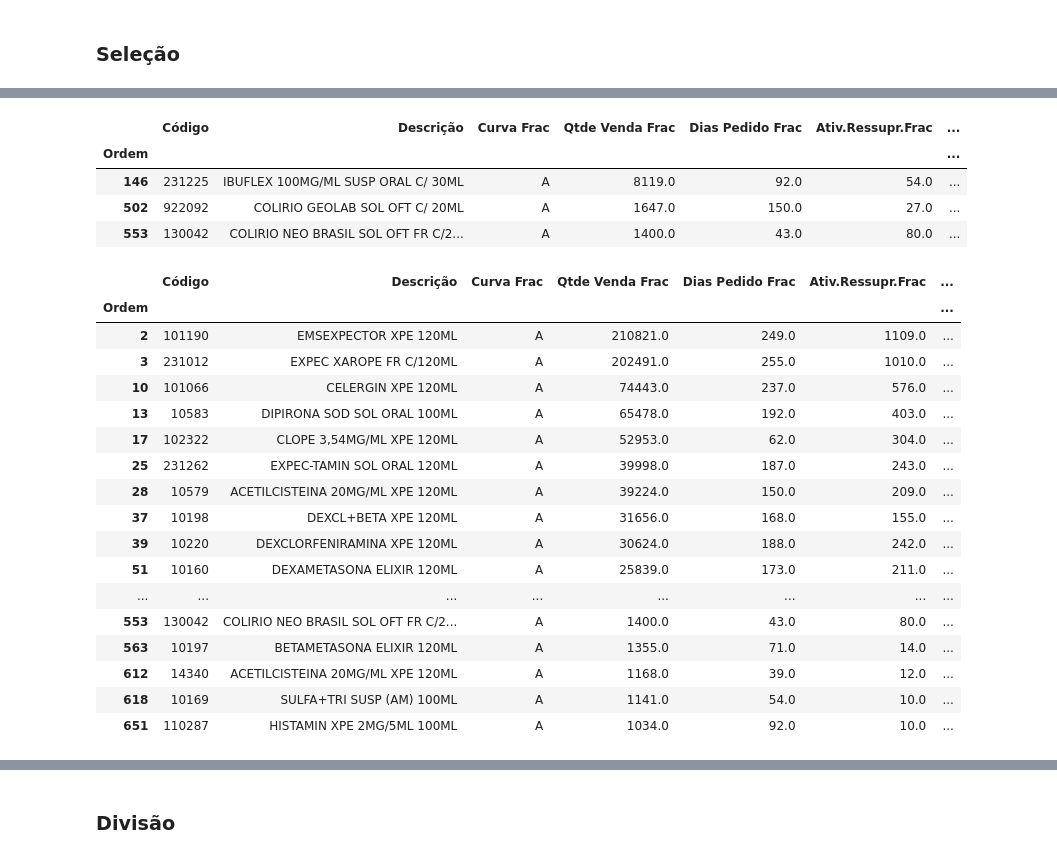
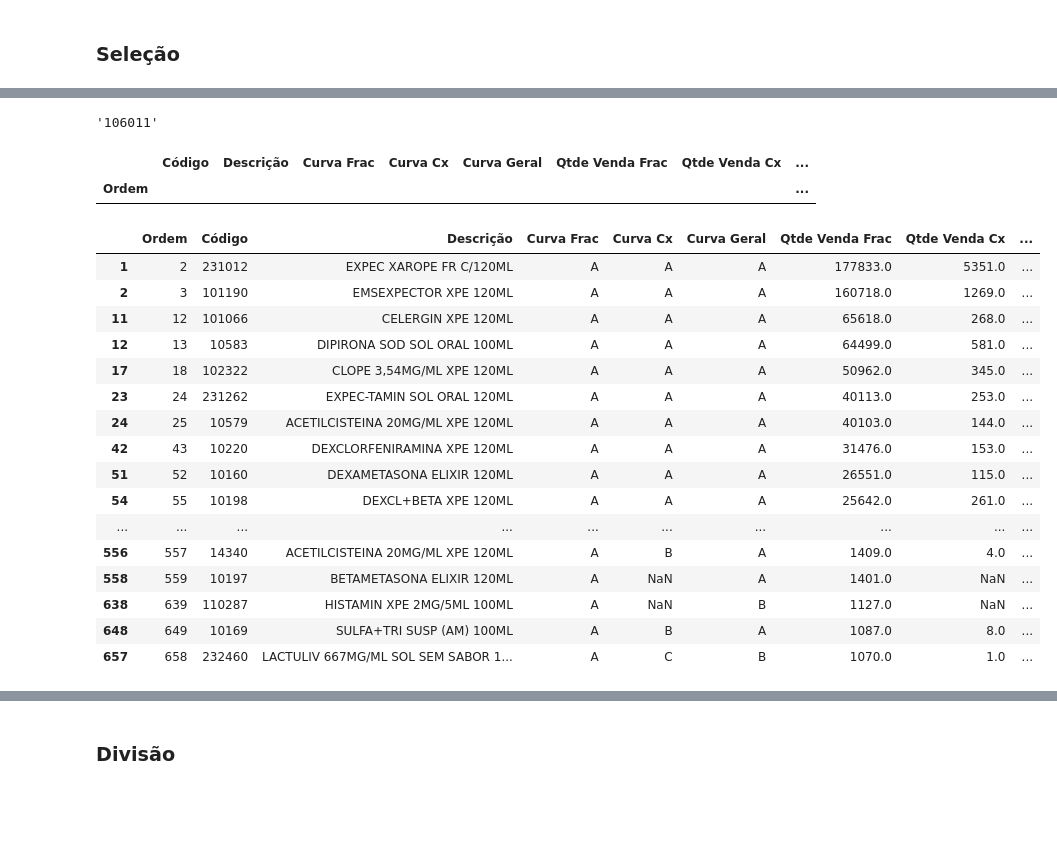
Before and after one commit to renandelamorena/Projeto_Curva_ABC, a Jupyter notebook: analise_curva_abc/divisao/divisao_saida_xpe.ipynb, the cells around one changed output, grey strips where cells are left out. Saved outputs shown, nothing was run; the diff lists cells and outputs as text; code cells hidden in the pictures; blank space fills up the shorter version.

Commit message:
verificando se o usuario que adicionar cod

```diff
--- a/analise_curva_abc/divisao/divisao_saida_xpe.ipynb
+++ b/analise_curva_abc/divisao/divisao_saida_xpe.ipynb
@@ -24,6 +26,6 @@ def refatorar_indece(df, nome_index):
 # %% [markdown]
 ## Xarope
 # %%
-curva_frac = pd.read_excel('dados_tratados/curva_abc_frac.xlsx')
-# curva_frac.set_index('Ordem', inplace = True)
+curva_frac = pd.read_excel(r'../../tratamento_curva_abc/dados_tratados/situacao_final.xlsx')
+curva_frac.set_index('Ordem', inplace = True)
 # %%
@@ -51,6 +95,11 @@ curva_frac.head(60)
+# %%
+adicionar_cod_xpe = input('Digite um código valido do item para adicionar ao filtro (Separado por vírgula):')
+adicionar_cod_xpe
+# %% [output]
+'106011'
 # %%
-adicionar_cod_xpe = [10411, 10410, 10122, 12217, 101051, 232465]
-retirar_cod_n_xpe = [231225, 922092, 130042]
+adicionar_cod_xpe = list = [input('Deseja adicionar algum item ao filtro?')]
+retirar_cod_n_xpe = []
 
 selecao_add_cod_xpe =   (curva_frac['Código'].isin(adicionar_cod_xpe)) & \
                         (curva_frac['Curva Frac'] == 'A')
@@ -58,39 +107,33 @@ selecao_retirar_cod_xpe = curva_frac['Código'].isin(retirar_cod_n_xpe)
 
 curva_frac[selecao_retirar_cod_xpe]
 # %% [output]
-|  | Código | Descrição | Curva Frac | Qtde Venda Frac | Dias Pedido Frac | Ativ.Ressupr.Frac | ... |
-| Ordem |  |  |  |  |  |  | ... |
-| 146 | 231225 | IBUFLEX 100MG/ML SUSP ORAL C/ 30ML | A | 8119.0 | 92.0 | 54.0 | ... |
-| 502 | 922092 | COLIRIO GEOLAB SOL OFT C/ 20ML | A | 1647.0 | 150.0 | 27.0 | ... |
-| 553 | 130042 | COLIRIO NEO BRASIL SOL OFT FR C/2... | A | 1400.0 | 43.0 | 80.0 | ... |
+|  | Código | Descrição | Curva Frac | Curva Cx | Curva Geral | Qtde Venda Frac | Qtde Venda Cx | ... |
+| Ordem |  |  |  |  |  |  |  | ... |
 # %%
- # curva A que contenha [emb = 60 e curva = A e (dec = xpe|susp|sol|elixir ou cod = selecionado previamente) e desc != 30 ml|30ml| 20ml|/20ml|2,5ml|15ml]
+# seleciona os produtos 'xaropes' onde foi observado que por padrão contem em sua desc 100 ou 120ml
 selecao_desc =  (curva_frac['Embal.'] == 60.0) & \
                 (curva_frac['Curva Frac'] == 'A') & \
-                (curva_frac['Descrição'].str.contains('xpe|susp|sol|elixir', case=False)) | \
-                (selecao_add_cod_xpe) & \
-                (~curva_frac['Descrição'].str.contains('30 ml|30ml| 30ml| 20ml|/20ml|2,5ml|15ml', case=False))
+                (curva_frac['Descrição'].str.contains('100ml|120ml|100 ml|120 ml', case=False)) | \
+                (selecao_add_cod_xpe)
 # %%
 xpe = curva_frac[selecao_desc]
-xpe
 # %% [output]
-|  | Código | Descrição | Curva Frac | Qtde Venda Frac | Dias Pedido Frac | Ativ.Ressupr.Frac | ... |
-| Ordem |  |  |  |  |  |  | ... |
-| 2 | 101190 | EMSEXPECTOR XPE 120ML | A | 210821.0 | 249.0 | 1109.0 | ... |
-| 3 | 231012 | EXPEC XAROPE FR C/120ML | A | 202491.0 | 255.0 | 1010.0 | ... |
-| 10 | 101066 | CELERGIN XPE 120ML | A | 74443.0 | 237.0 | 576.0 | ... |
-| 13 | 10583 | DIPIRONA SOD SOL ORAL 100ML | A | 65478.0 | 192.0 | 403.0 | ... |
-| 17 | 102322 | CLOPE 3,54MG/ML XPE 120ML | A | 52953.0 | 62.0 | 304.0 | ... |
-| 25 | 231262 | EXPEC-TAMIN SOL ORAL 120ML | A | 39998.0 | 187.0 | 243.0 | ... |
-| 28 | 10579 | ACETILCISTEINA 20MG/ML XPE 120ML | A | 39224.0 | 150.0 | 209.0 | ... |
-| 37 | 10198 | DEXCL+BETA XPE 120ML | A | 31656.0 | 168.0 | 155.0 | ... |
-| 39 | 10220 | DEXCLORFENIRAMINA XPE 120ML | A | 30624.0 | 188.0 | 242.0 | ... |
-| 51 | 10160 | DEXAMETASONA ELIXIR 120ML | A | 25839.0 | 173.0 | 211.0 | ... |
-| ... | ... | ... | ... | ... | ... | ... | ... |
-| 553 | 130042 | COLIRIO NEO BRASIL SOL OFT FR C/2... | A | 1400.0 | 43.0 | 80.0 | ... |
-| 563 | 10197 | BETAMETASONA ELIXIR 120ML | A | 1355.0 | 71.0 | 14.0 | ... |
-| 612 | 14340 | ACETILCISTEINA 20MG/ML XPE 120ML | A | 1168.0 | 39.0 | 12.0 | ... |
-| 618 | 10169 | SULFA+TRI SUSP (AM) 100ML | A | 1141.0 | 54.0 | 10.0 | ... |
-| 651 | 110287 | HISTAMIN XPE 2MG/5ML 100ML | A | 1034.0 | 92.0 | 10.0 | ... |
+|  | Ordem | Código | Descrição | Curva Frac | Curva Cx | Curva Geral | Qtde Venda Frac | Qtde Venda Cx | ... |
+| 1 | 2 | 231012 | EXPEC XAROPE FR C/120ML | A | A | A | 177833.0 | 5351.0 | ... |
+| 2 | 3 | 101190 | EMSEXPECTOR XPE 120ML | A | A | A | 160718.0 | 1269.0 | ... |
+| 11 | 12 | 101066 | CELERGIN XPE 120ML | A | A | A | 65618.0 | 268.0 | ... |
+| 12 | 13 | 10583 | DIPIRONA SOD SOL ORAL 100ML | A | A | A | 64499.0 | 581.0 | ... |
+| 17 | 18 | 102322 | CLOPE 3,54MG/ML XPE 120ML | A | A | A | 50962.0 | 345.0 | ... |
+| 23 | 24 | 231262 | EXPEC-TAMIN SOL ORAL 120ML | A | A | A | 40113.0 | 253.0 | ... |
+| 24 | 25 | 10579 | ACETILCISTEINA 20MG/ML XPE 120ML | A | A | A | 40103.0 | 144.0 | ... |
+| 42 | 43 | 10220 | DEXCLORFENIRAMINA XPE 120ML | A | A | A | 31476.0 | 153.0 | ... |
+| 51 | 52 | 10160 | DEXAMETASONA ELIXIR 120ML | A | A | A | 26551.0 | 115.0 | ... |
+| 54 | 55 | 10198 | DEXCL+BETA XPE 120ML | A | A | A | 25642.0 | 261.0 | ... |
+| ... | ... | ... | ... | ... | ... | ... | ... | ... | ... |
+| 556 | 557 | 14340 | ACETILCISTEINA 20MG/ML XPE 120ML | A | B | A | 1409.0 | 4.0 | ... |
+| 558 | 559 | 10197 | BETAMETASONA ELIXIR 120ML | A | NaN | A | 1401.0 | NaN | ... |
+| 638 | 639 | 110287 | HISTAMIN XPE 2MG/5ML 100ML | A | NaN | B | 1127.0 | NaN | ... |
+| 648 | 649 | 10169 | SULFA+TRI SUSP (AM) 100ML | A | B | A | 1087.0 | 8.0 | ... |
+| 657 | 658 | 232460 | LACTULIV 667MG/ML SOL SEM SABOR 1... | A | C | B | 1070.0 | 1.0 | ... |
 # %%
 xpe.drop(xpe[selecao_retirar_cod_xpe].index, inplace = True)
```
Also changed, not shown: parts of 10 cells of this notebook.
